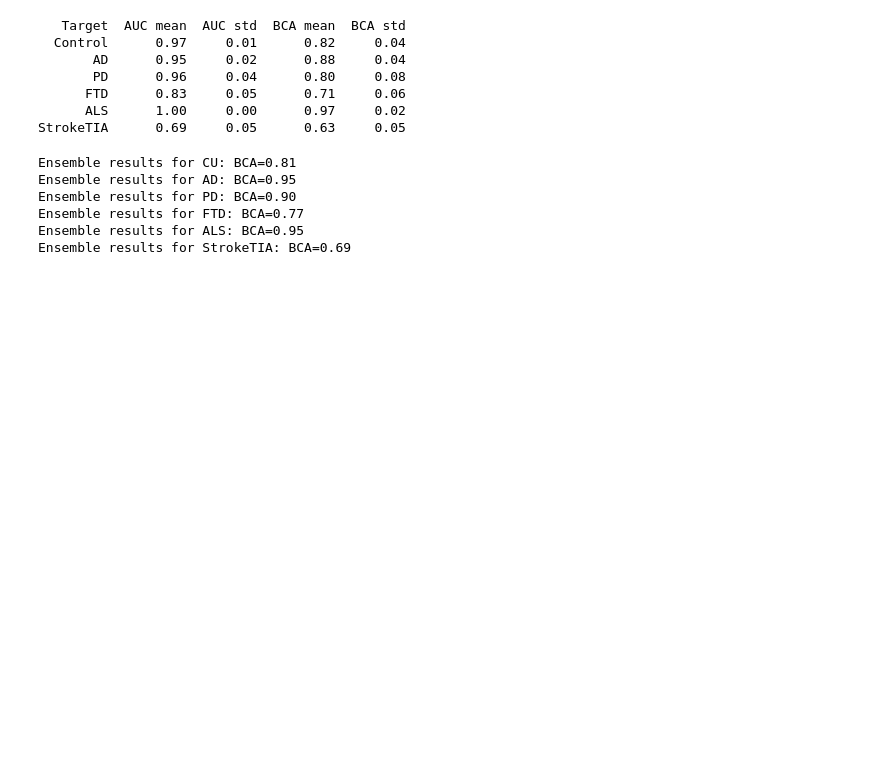
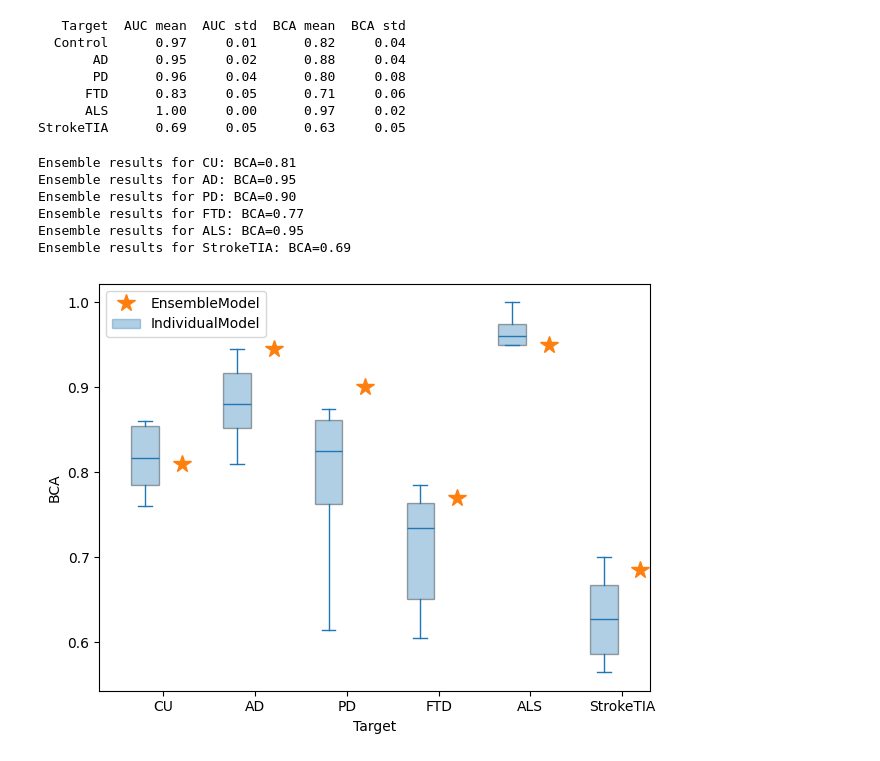
Before and after one commit to DeMONLab-BioFINDER/An_ProtAIDe-Dx, a Jupyter notebook: example/ExampleUsage.ipynb, the cells around one changed output. Drawn from its saved outputs; the diff is of its cells as text; code cells hidden in the pictures; blank space fills up the shorter version.

Commit message:
examples

```diff
--- a/example/ExampleUsage.ipynb
+++ b/example/ExampleUsage.ipynb
@@ -108,7 +113,7 @@ for fold in range(10):
         target_full_cols.append(f'{t}-GT')
         target_full_cols.append(f'{t}-PredLabel')
         target_full_cols.append(f'{t}-PredProb')
-    z_cols = [col for col in merged_df.columns if 'Z_' in col]
+    z_cols = [col for col in merged_df.columns if 'Z' in col]
     ordered_cols = ['PersonGroup_ID', 'Visit', 'Contributor_Code'] \
         + target_full_cols + biomarkers + z_cols
     merged_df = merged_df[ordered_cols]
@@ -194,10 +199,12 @@ ensemble_pred_df = enumerate_predictions_CV(
     targets=targets)
 
 # get ensemble results
+BCA_ensembles = {}
 for t in targets:
     BCA = clf_bas(
         gt_vec=ensemble_pred_df[f'{t}-GT'].values.reshape(-1,),
         pred_vec=ensemble_pred_df[f'{t}-Ensemble'].values.reshape(-1,))
+    BCA_ensembles[t] = BCA
     print(f'Ensemble results for {t}: BCA={BCA:.2f}')
 # %% [output]
 Ensemble results for CU: BCA=0.81
@@ -208,6 +215,81 @@ Ensemble results for ALS: BCA=0.95
 Ensemble results for StrokeTIA: BCA=0.69
 # %%
 # visualization of prediction performances
+# get performances per fold
+BCA_results = []
+for fold in range(10):
+    fold_results_dir = os.path.join(
+        EXAMPLE_RESULTS_DIR, 'ProtAIDeDx', f'fold_{fold}')
+    fold_metrics_df = pd.read_csv(
+        os.path.join(fold_results_dir, 'test_metrics.csv'))
+    fold_metrics_df['Hue'] = 'IndividualModel'
+    for t in targets:
+        BCA_results.append(
+            [t,
+             fold_metrics_df.loc[fold_metrics_df['target'] == t, 'BCA'].values[0],
+             'IndividualModel'])
+# results for ensemble
+for t in targets:
+    BCA_results.append([t, BCA_ensembles[t], 'EnsembleModel'])
+
+BCA_results_df = pd.DataFrame(BCA_results,
+                              columns=['Target', 'BCA', 'Hue'])
+
+
+def plot_bca_box_plus_star(df):
+    targets = ['CU', 'AD', 'PD', 'FTD', 'ALS', 'StrokeTIA']
+    x = np.arange(len(targets))
+    jitter = 0.2  # separation between the two hues
+
+    ind = df[df["Hue"] == "IndividualModel"]
+    ens = df[df["Hue"] == "EnsembleModel"]
+
+    # colors
+    c_ind = "C0"
+    c_ens = "C1"
+
+    # boxplot (IndividualModel) shifted left
+    box_data = [ind.loc[
+        ind["Target"] == t, "BCA"].dropna().to_numpy() for t in targets]
+    plt.boxplot(
+        box_data,
+        positions=x - jitter,
+        widths=0.3,
+        patch_artist=True,
+        boxprops=dict(facecolor=c_ind, alpha=0.35),
+        medianprops=dict(color=c_ind),
+        whiskerprops=dict(color=c_ind),
+        capprops=dict(color=c_ind),
+    )
+
+    # stars (EnsembleModel) shifted right
+    y_star = [ens.loc[ens["Target"] == t, "BCA"].iloc[0] for t in targets]
+    plt.plot(
+        x + jitter, y_star,
+        linestyle="None",
+        marker="*",
+        markersize=13,
+        color=c_ens,
+    )
+
+    # legend
+    handles = [
+        Line2D([0], [0], marker="*", linestyle="None",
+               color=c_ens, markersize=13, label="EnsembleModel"),
+        Patch(facecolor=c_ind, edgecolor=c_ind, alpha=0.35,
+              label="IndividualModel"),
+    ]
+    plt.legend(handles=handles, loc="upper left")
+
+    plt.xticks(x, targets)
+    plt.xlabel("Target")
+    plt.ylabel("BCA")
+    plt.tight_layout()
+    plt.show()
+
+plot_bca_box_plus_star(BCA_results_df)
+# %% [output]
+[figure, added]
 # %%
 # visualization of individual probability distributions based on fitted tSNE
 # TODO
```
Also changed, not shown: parts of 3 cells of this notebook.
